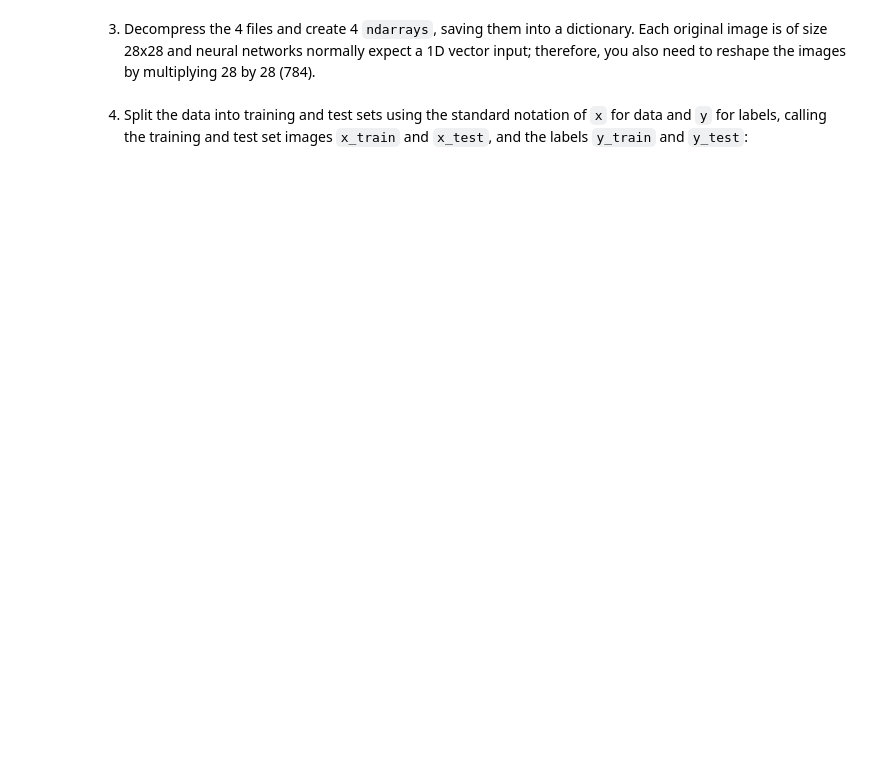
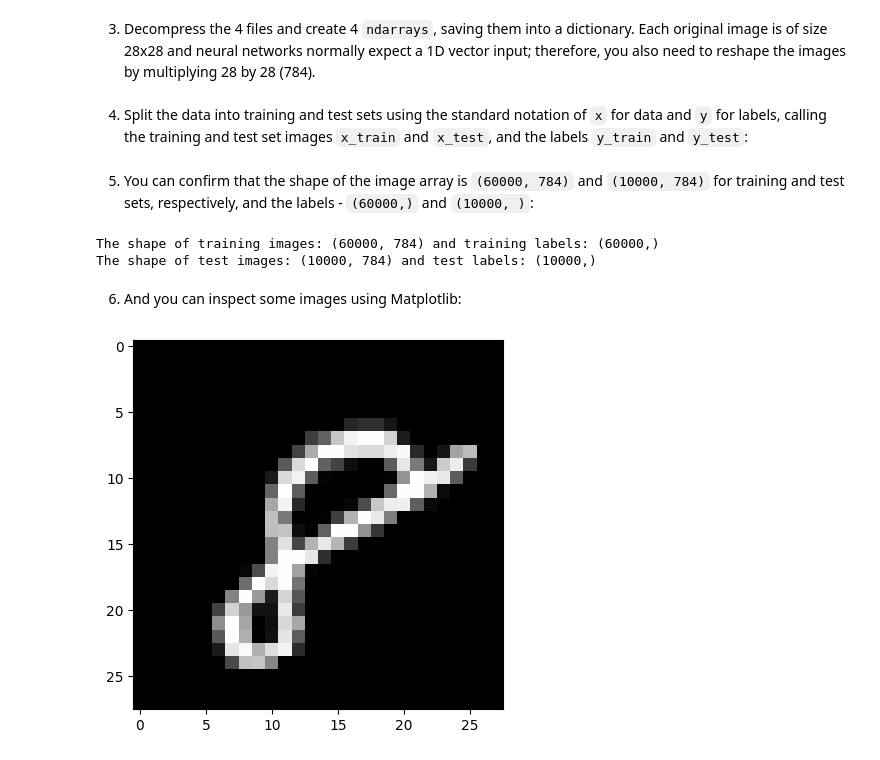
Before and after one commit to crdcamp/NumPy-Learning, a Jupyter notebook: 4 - Deep Learning on MNIST.ipynb, the cells around one changed output. Cells and saved outputs as stored; diff of their text form; code cells hidden in the pictures; blank space fills up the shorter version.

```diff
--- a/4 - Deep Learning on MNIST.ipynb
+++ b/4 - Deep Learning on MNIST.ipynb
@@ -80,3 +75,37 @@ for key in ("training_labels", "test_labels"):
         mnist_dataset[key] = np.frombuffer(mnist_file.read(), np.uint8, offset=8)
 # %% [markdown]
 4) Split the data into training and test sets using the standard notation of `x` for data and `y` for labels, calling the training and test set images `x_train` and `x_test`, and the labels `y_train` and `y_test`:
+# %%
+x_train, y_train, x_test, y_test = (
+    mnist_dataset["training_images"],
+    mnist_dataset["training_labels"],
+    mnist_dataset["test_images"],
+    mnist_dataset["test_labels"],
+)
+# %% [markdown]
+5) You can confirm that the shape of the image array is `(60000, 784)` and `(10000, 784)` for training and test sets, respectively, and the labels - `(60000,)` and `(10000, )`:
+# %%
+print(
+    f"The shape of training images: {x_train.shape} and training labels: {y_train.shape}"
+    )
+
+print(
+    f"The shape of test images: {x_test.shape} and test labels: {y_test.shape}"
+)
+# %% [output]
+The shape of training images: (60000, 784) and training labels: (60000,)
+The shape of test images: (10000, 784) and test labels: (10000,)
+# %% [markdown]
+6) And you can inspect some images using Matplotlib:
+# %%
+import matplotlib.pyplot as plt
+
+# Take the 60,000th image (indexed at 59,999) from the training set,
+# reshape from (784, ) to (28, 28) to have a valid shape for displaying purposes.
+mnist_image = x_train[59999, :].reshape(28, 28)
+# Set the color mapping to grayscale to have a black background.
+plt.imshow(mnist_image, cmap="gray")
+# Display the image.
+plt.show()
+# %% [output]
+[figure, added]
```
Also changed, not shown: parts of 33 cells of this notebook.
